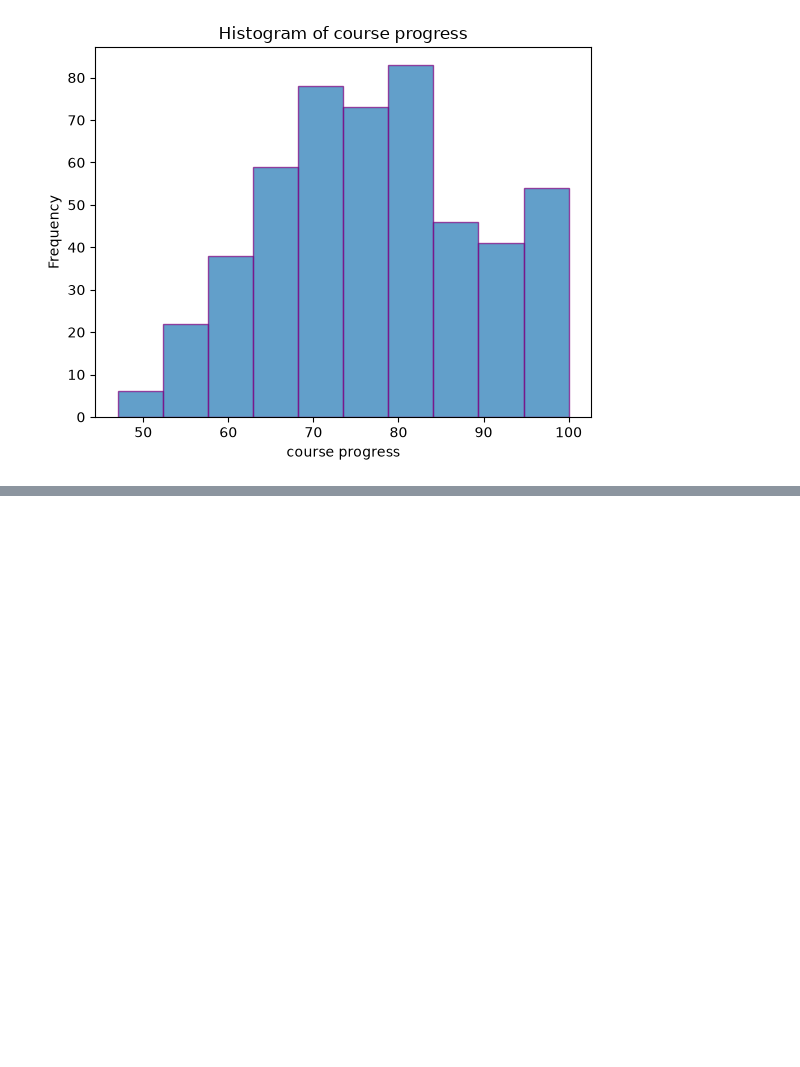
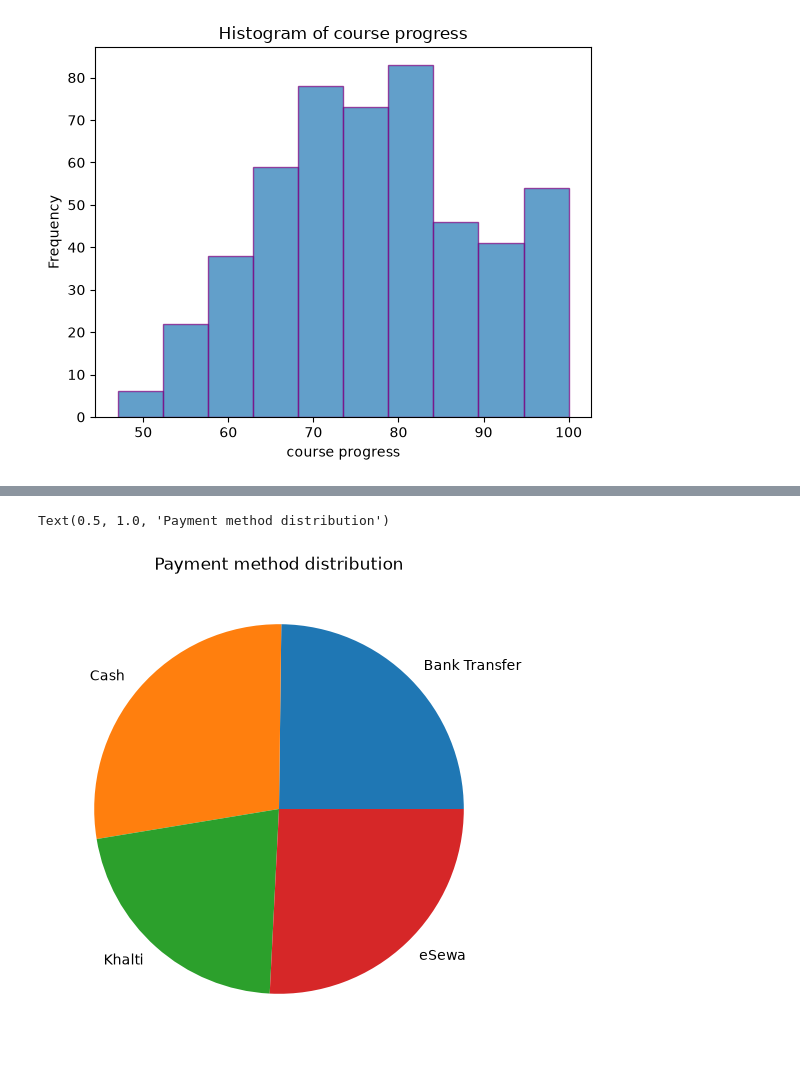
Before and after one commit to anuj7pradhan/PythonAI, a Jupyter notebook: Week 4/Assignment/assignment4.ipynb, the cells around one changed output, grey strips where cells are left out. Saved outputs shown, nothing was run; the diff lists cells and outputs as text; code cells hidden in the pictures; blank space fills up the shorter version.

```diff
--- a/Week 4/Assignment/assignment4.ipynb
+++ b/Week 4/Assignment/assignment4.ipynb
@@ -352,0 +407,12 @@ Text(0, 0.5, 'Frequency')
+# %%
+# Payment method distribution
+# df["PaymentMethod"]
+paymethod = df.groupby("PaymentMethod")["PaymentMethod"].count()
+# paymethod.index
+# paymethod.values
+plt.figure(figsize=(12,6))
+plt.pie(paymethod.values, labels = paymethod.index)
+plt.title("Payment method distribution")
+# %% [output]
+Text(0.5, 1.0, 'Payment method distribution')
+[figure, added]
```
Also changed, not shown: parts of 12 cells of this notebook, 21 other files.
